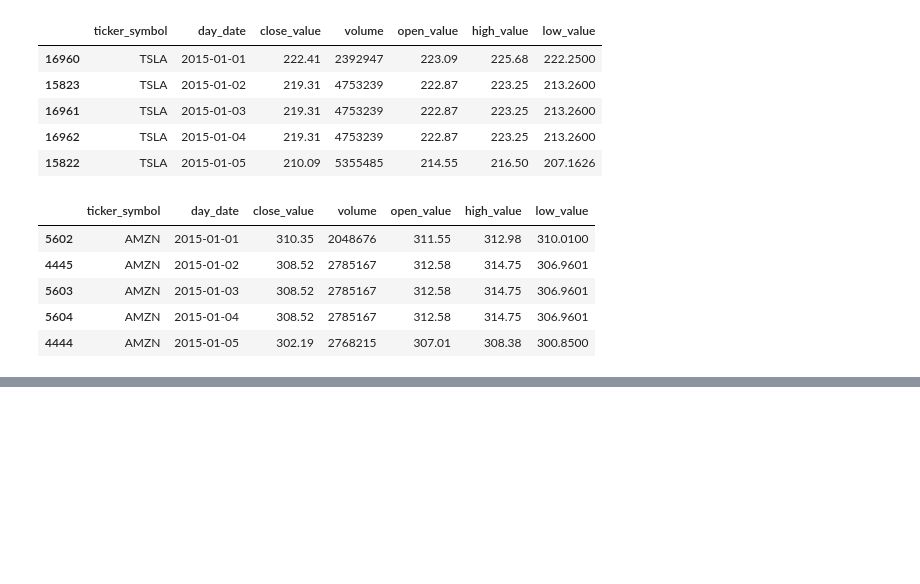
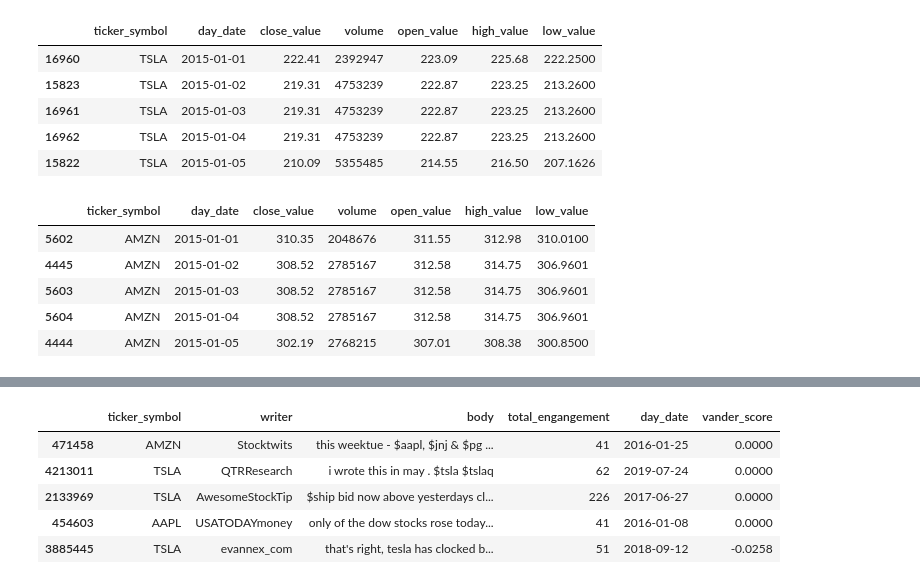
Before and after one commit to jxl22000/Sentiment-Analysis, a Jupyter notebook: test!.ipynb, the cells around one changed output, grey strips where cells are left out. Saved outputs shown, nothing was run; the diff lists cells and outputs as text; code cells hidden in the pictures; blank space fills up the shorter version.

```diff
--- a/test!.ipynb
+++ b/test!.ipynb
@@ -51,3 +51,5 @@ Data columns (total 7 columns):
 2            0         0
 3            0         1
 4            0         1
+# %%
+tweet = tweet.dropna()
@@ -225,0 +263,29 @@ AMZN_df.head()
+# %%
+def remove_special_character(tweet):
+#     print(tweet)
+    # remove the old style retweet text "RT"
+    tweet = re.sub(r'^RT[\s]+', '', tweet)
+
+    # remove hyperlinks
+    tweet = re.sub(r'https?:\/\/.*[\r\n]*', '', tweet)
+
+    # remove hashtags. only removing the hash # sign from the word
+    tweet = re.sub(r'#', '', tweet)
+
+    # remove single numeric terms in the tweet.
+    tweet = re.sub(r'[0-9]', '', tweet)
+
+    return tweet
+# %%
+tweet_df["body"] = tweet_df["body"].apply(lambda tweet: remove_special_character(tweet))
+tweet_df["body"] = tweet_df["body"].str.lower()
+tweet_df.sample(5)
+
+# ?? why is the body text so fucked up ??
+# %% [output]
+|  | ticker_symbol | writer | body | total_engangement | day_date | vander_score |
+| 471458 | AMZN | Stocktwits | this weektue - $aapl, $jnj & $pg ... | 41 | 2016-01-25 | 0.0000 |
+| 4213011 | TSLA | QTRResearch | i wrote this in may . $tsla $tslaq | 62 | 2019-07-24 | 0.0000 |
+| 2133969 | TSLA | AwesomeStockTip | $ship bid now above yesterdays cl... | 226 | 2017-06-27 | 0.0000 |
+| 454603 | AAPL | USATODAYmoney | only of the dow stocks rose today... | 41 | 2016-01-08 | 0.0000 |
+| 3885445 | TSLA | evannex_com | that's right, tesla has clocked b... | 51 | 2018-09-12 | -0.0258 |
```
Also changed, not shown: parts of 12 cells of this notebook.
